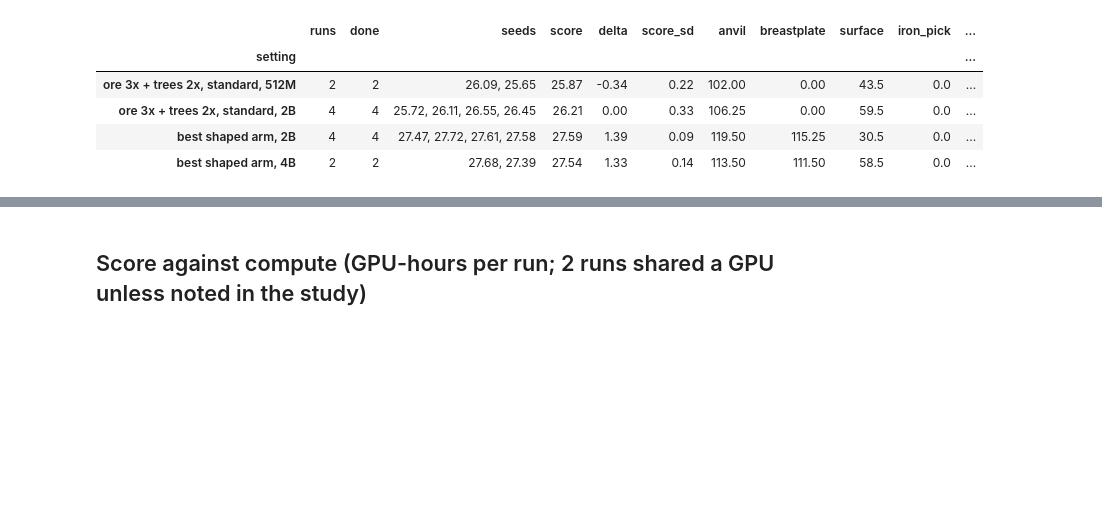
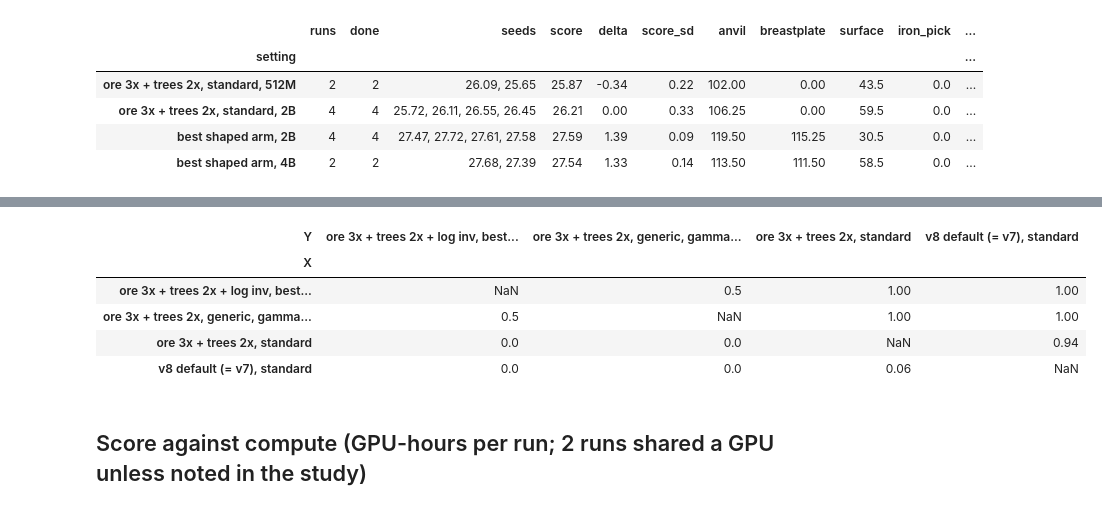
Before and after one commit to MikaVohl/terraria-env, a Jupyter notebook: notebooks/v8_env_results_2026_10_31.ipynb, the cells around one changed output, grey strips where cells are left out. Drawn from its saved outputs; the diff is of its cells as text; code cells hidden in the pictures; blank space fills up the shorter version.

```diff
--- a/notebooks/v8_env_results_2026_10_31.ipynb
+++ b/notebooks/v8_env_results_2026_10_31.ipynb
@@ -485,3 +581,15 @@ Go-Explore restarts (20% of training episodes)
+# %%
+names = list(FINAL)
+groups = {n: runs[FINAL[n] & runs.finished].score.values for n in names}
+pairs = [(a, b) for a in names for b in names if a != b and len(groups[a]) and len(groups[b])]
+pd.DataFrame([dict(X=a, Y=b, P_X_beats_Y=round(p_improve(groups[a], groups[b]), 2)) for a, b in pairs]).pivot(index="X", columns="Y", values="P_X_beats_Y")
+# %% [output]
+| Y | ore 3x + trees 2x + log inv, best... | ore 3x + trees 2x, generic, gamma... | ore 3x + trees 2x, standard | v8 default (= v7), standard |
+| X |  |  |  |  |
+| ore 3x + trees 2x + log inv, best... | NaN | 0.5 | 1.00 | 1.00 |
+| ore 3x + trees 2x, generic, gamma... | 0.5 | NaN | 1.00 | 1.00 |
+| ore 3x + trees 2x, standard | 0.0 | 0.0 | NaN | 0.94 |
+| v8 default (= v7), standard | 0.0 | 0.0 | 0.06 | NaN |
 # %% [markdown]
 ## Score against compute (GPU-hours per run; 2 runs shared a GPU unless noted in the study)
 # %%
```
Also changed, not shown: parts of 14 cells of this notebook, 1 other file.
